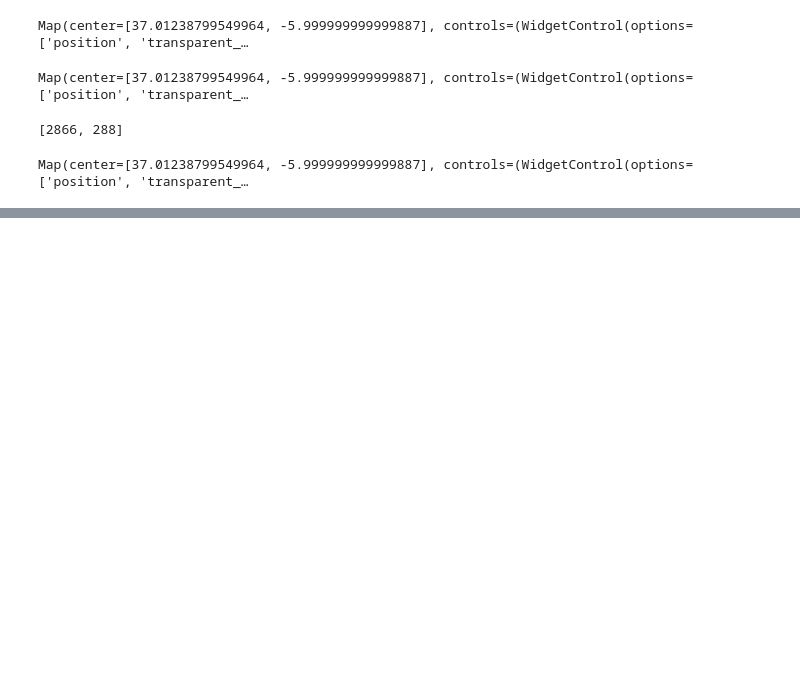
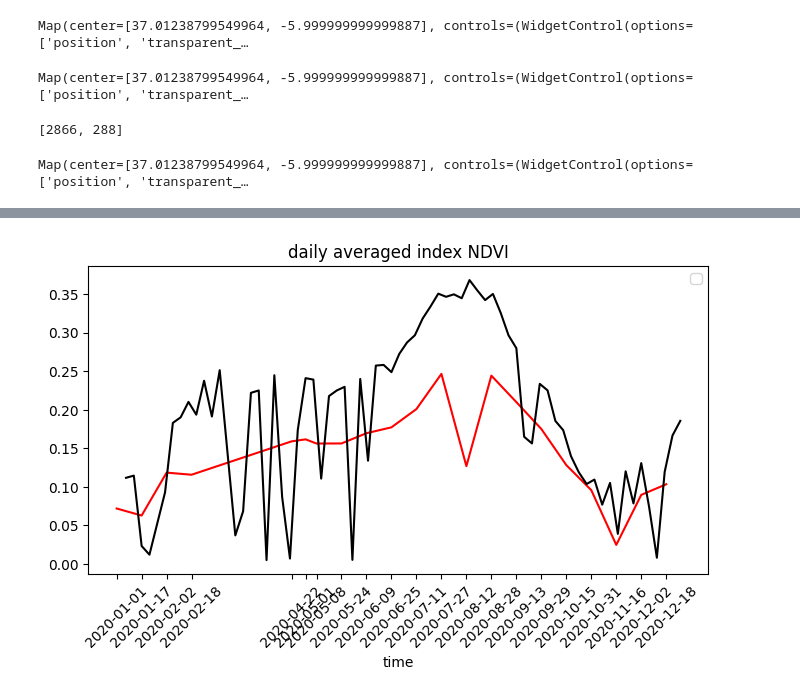
Before and after one commit to jclary-31/VegetationFromSpace_Landsat2_Sentinel8, a Jupyter notebook: Multispectral_Satellite_test.ipynb, the cells around one changed output, grey strips where cells are left out. Drawn from its saved outputs; the diff is of its cells as text; code cells hidden in the pictures; blank space fills up the shorter version.

```diff
--- a/Multispectral_Satellite_test.ipynb
+++ b/Multispectral_Satellite_test.ipynb
@@ -277,0 +450,68 @@ fig.show()
+# %%
+################################################################################################
+################################################################################################
+#################################### TIME SERIE ################################################
+#I need long time here but a 'small' area
+feature='NDVI' # index to analyze or a spectral band
+
+poi = ee.Geometry.Point(lon,lat).buffer(6000) #point of interest with 10000m buffer circle area
+
+date_i='2020-01-01'
+date_f='2021-01-01' # I need one year at least to be able to do harmonic decomposition ('seasonal')
+dates=(date_i,date_f)
+
+Landsat=getCollection('landsat',dates,region)
+Sentinel=getCollection('sentinel',dates,region)
+
+Landsat=Landsat.map(Land_QAmask)
+Sentinel=Sentinel.map(Sent_QAmask)
+
+BAND=S_BAND
+Sentinel=Sentinel.map(compute_ndvi)
+Sentinel=Sentinel.map(compute_ndwi)
+Sentinel=Sentinel.map(compute_bsi)
+Sentinel=Sentinel.map(compute_satvi)
+
+BAND=L8_BAND
+Landsat=Landsat.map(compute_ndvi)
+Landsat=Landsat.map(compute_ndwi)
+Landsat=Landsat.map(compute_bsi)
+Landsat=Landsat.map(compute_satvi)
+
+
+
+
+#redo but on years and on point of interest, not whole large area
+
+print('collecting mean values at given point')
+
+method='median'
+#Era5_df=ImageColl_toDataFrame(Era5,poi,method)
+Land_df=ImageColl_toDataFrame(Landsat,poi,method)
+Sent_df=ImageColl_toDataFrame(Sentinel,poi,method)
+
+# convert time to timestamp
+Land_df.index=pd.to_datetime(Land_df.index,utc=True)
+Sent_df.index=pd.to_datetime(Sent_df.index,utc=True)
+
+#daily resample
+#Land_df=Land_df.groupby(Land_df.index.date).mean() # groupy remove time as a timestamp
+#Sent_df=Sent_df.groupby(Sent_df.index.date).mean()
+Land_df=Land_df.resample('D',axis=0).mean().dropna(subset=Land_df.columns[0])
+Sent_df=Sent_df.resample('D',axis=0).mean().dropna(subset=Sent_df.columns[0])
+
+#timeserie
+timeformat='%Y-%m-%d'
+timelabel=[x.strftime(timeformat) for x in Land_df.index]#less timestamp with landsat
+
+
+fig,ax=plt.subplots(figsize=(8,4))
+ax.plot(Land_df.index,Land_df[feature],'r')
+ax.plot(Sent_df.index,Sent_df[feature],'k')
+ax.legend('Landsat8','Sentinel2')
+ax.set_xlabel('time')
+ax.set_xticks(Land_df.index, labels=timelabel)
+ax.tick_params(axis='x', labelrotation=45)
+ax.set_title('daily averaged index '+ feature )
+fig.show()
+# %% [output]
@@ -277,0 +519 @@ fig.show()
+[figure, added]
```
Also changed, not shown: parts of 11 cells of this notebook.
